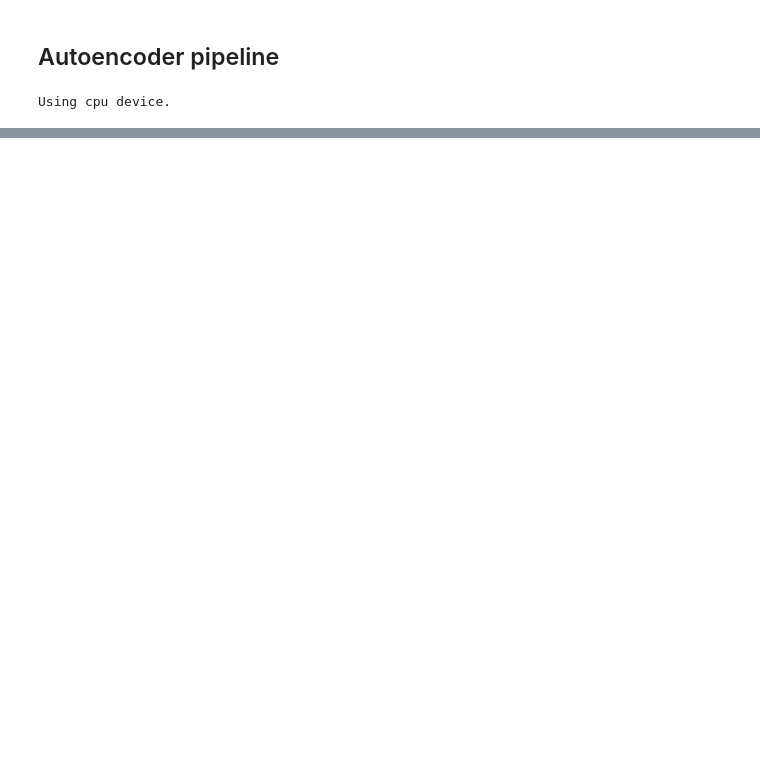
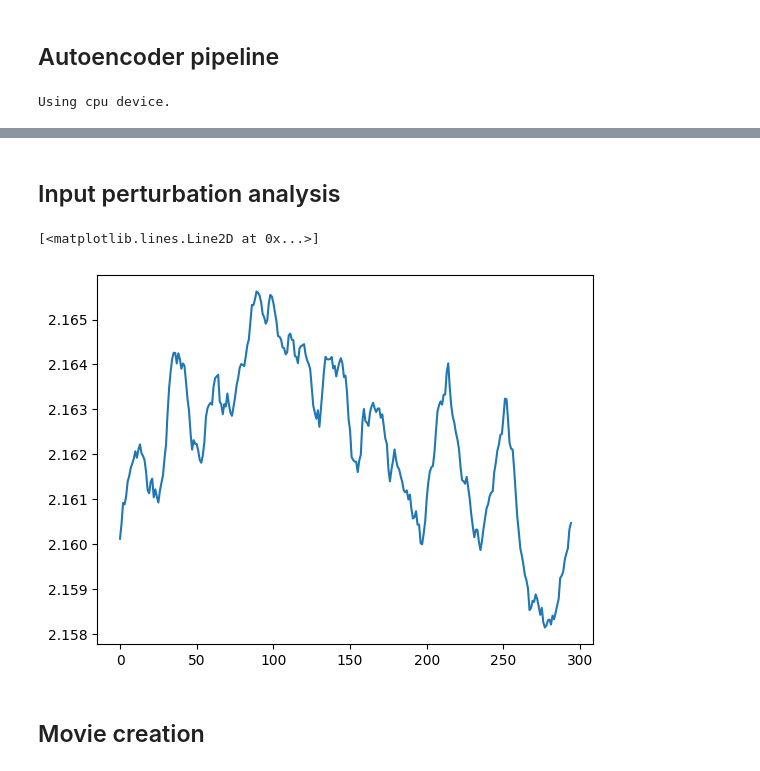
Before and after one commit to molecularmachinist/somethingwithflow, a Jupyter notebook: encoding.ipynb, the cells around one changed output, grey strips where cells are left out. Cells and saved outputs as stored; diff of their text form; code cells hidden in the pictures; blank space fills up the shorter version.

```diff
--- a/encoding.ipynb
+++ b/encoding.ipynb
@@ -238,0 +263,2 @@ plt.show()
+# %% [markdown]
+## Input perturbation analysis
@@ -238,0 +267,34 @@ plt.show()
+# %%
+
+def IPA(X, model):
+
+
+    index = np.arange(0, X.shape[1], 3)
+    effects = []
+
+    for i in index:
+        shuffled = X.copy()
+        shuffled = shuffle(shuffled)
+        rands = np.random.uniform(low=-5, high=5, size=(shuffled.shape[0],1))
+        rands = np.concatenate([rands, rands, rands], axis=1)
+        shuffled[:, i:i+3] = rands
+        encoded = model.transform(shuffled)
+        decoded = model.inverse_transform(encoded)
+        decoded = s.inverse_transform(decoded)
+        L1 = np.mean(np.abs(X - decoded))
+        effects += [L1, L1, L1]
+
+    return effects
+
+
+eff = IPA(X, best)
+# %%
+N = 50
+E = np.convolve(eff, np.ones(N)/N, mode='valid')
+
+plt.plot(E[0:-1:3])
+# %% [output]
+[<matplotlib.lines.Line2D at 0x...>]
+[figure, added]
+# %% [markdown]
+## Movie creation
```
Also changed, not shown: parts of 21 cells of this notebook, 1 other file.
